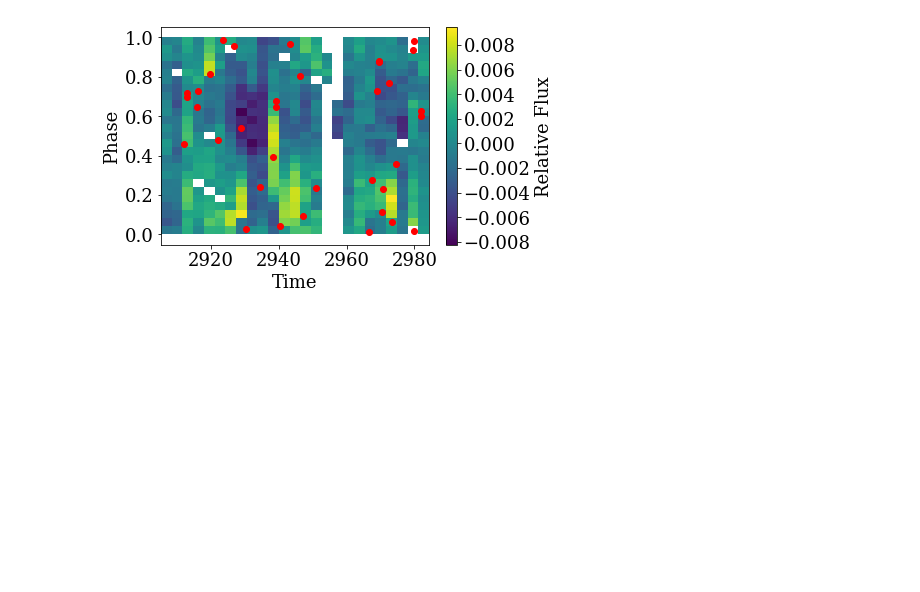
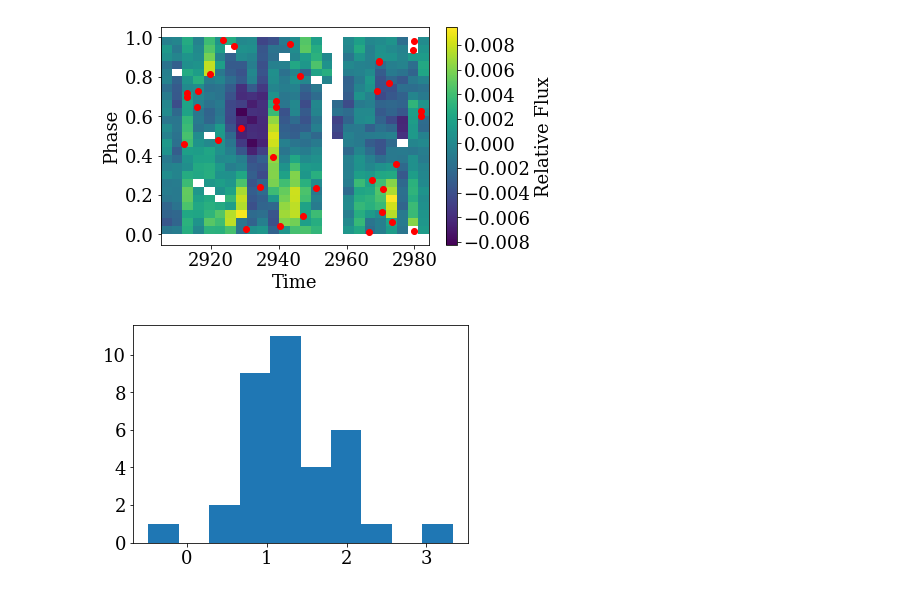
Before and after one commit to jradavenport/trappist-flares, a Jupyter notebook: explore.ipynb, the cells around one changed output. Cells and saved outputs as stored; diff of their text form; code cells hidden in the pictures; blank space fills up the shorter version.

Commit message:
try flux of flares

```diff
--- a/explore.ipynb
+++ b/explore.ipynb
@@ -377,7 +377,7 @@ plt.xlim(2979.8,2980)
 t = df2['time'].values
 flux = df2['flux'].values / np.median(df2['flux']) - 1.
 
-ED = np.zeros(len(fbeye2)-1)
+ED2 = np.zeros(len(fbeye2)-1)
 
 # the first entry is null, skip it
 for k in range(1,len(fbeye2)):
@@ -390,15 +390,15 @@ for k in range(1,len(fbeye2)):
     inter = np.median(flux[c1]) - slope*np.median(t[c1])
     fit = [inter,slope]
 
-    ED[k-1] = np.trapz(flux[xfl], t[xfl]*86400.)
+    ED2[k-1] = np.trapz(flux[xfl], t[xfl]*86400.)
 
 ###
 exptime = 1. / 24./60. # 1 min, in units of days
 totdur = float(len(t)) * exptime
 
-ss = np.argsort(ED)[::-1]
+ss = np.argsort(ED2)[::-1]
 
-ffd_x2 = np.log10(ED[ss])
+ffd_x2 = np.log10(ED2[ss])
 ffd_y2 = (np.arange(len(ffd_x2)) + 1) / totdur
 
 
@@ -518,0 +518,4 @@ binned_statistic_2d?
+# %%
+_ = plt.hist(np.log10(ED))
+# %% [output]
+[figure, added]
```
Also changed, not shown: parts of 5 cells of this notebook.
